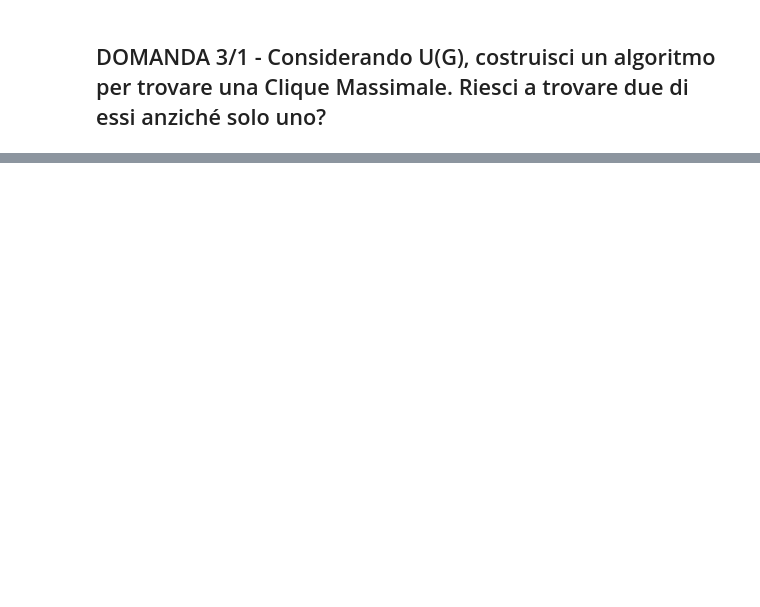
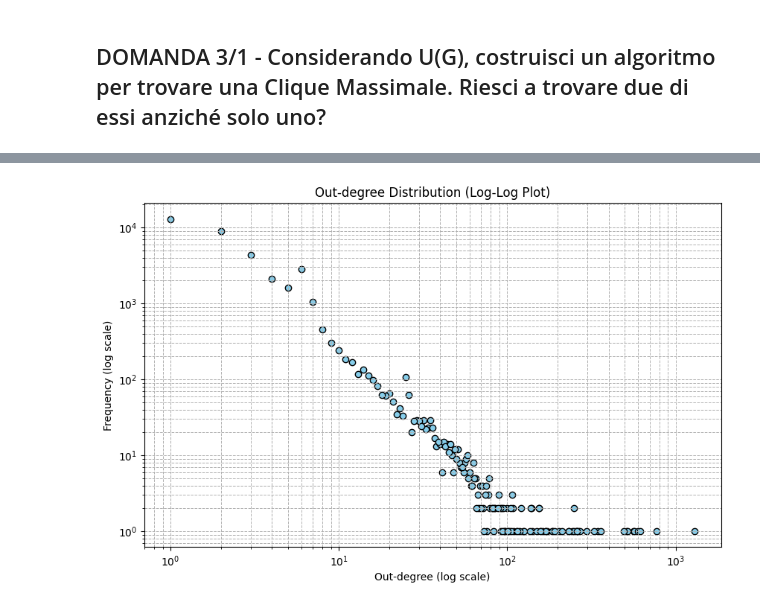
Before and after one commit to sbaglieri13/Wikipedia_Graph_Analysis, a Jupyter notebook: APAD project.ipynb, the cells around one changed output, grey strips where cells are left out. Drawn from its saved outputs; the diff is of its cells as text; code cells hidden in the pictures; blank space fills up the shorter version.

```diff
--- a/APAD project.ipynb
+++ b/APAD project.ipynb
@@ -402,0 +749,40 @@ Clique massimale 2: ['Cabra de Mora', 'El Castellar', 'Alcalá de la Selva']
+# %%
+def plot_log_log_out_degree_distribution_igraph(graph):
+    """
+    Visualizza un grafico log-log della distribuzione degli outdegree utilizzando igraph.
+    """
+    # Calcola l'out-degree per tutti i nodi nel grafo
+    out_degrees = graph.outdegree()
+
+    # Crea un dizionario per contare la frequenza di ogni valore di out-degree
+    out_degree_count = {}
+    for degree in out_degrees:
+        out_degree_count[degree] = out_degree_count.get(degree, 0) + 1
+
+    # Prepara i dati per il grafico log-log
+    degrees = list(out_degree_count.keys())  # Valori unici di out-degree
+    frequencies = [out_degree_count[degree] for degree in degrees]  # Frequenza per ogni valore
+
+    # Crea il grafico log-log
+    plt.figure(figsize=(10, 6))
+    plt.scatter(degrees, frequencies, color='skyblue', edgecolor='black')
+
+    # Imposta la scala logaritmica per entrambi gli assi
+    plt.xscale('log')
+    plt.yscale('log')
+
+    # Aggiungi etichette e titolo
+    plt.xlabel('Out-degree (log scale)')
+    plt.ylabel('Frequency (log scale)')
+    plt.title('Out-degree Distribution (Log-Log Plot)')
+
+    # Aggiungi una griglia per migliorare la leggibilità
+    plt.grid(True, which='both', linestyle='--', linewidth=0.7)
+
+    # Mostra il grafico
+    plt.show()
+
+# Esempio di utilizzo con il grafo creato
+plot_log_log_out_degree_distribution_igraph(G)
+# %% [output]
+[figure, added]
```
Also changed, not shown: parts of 23 cells of this notebook.
